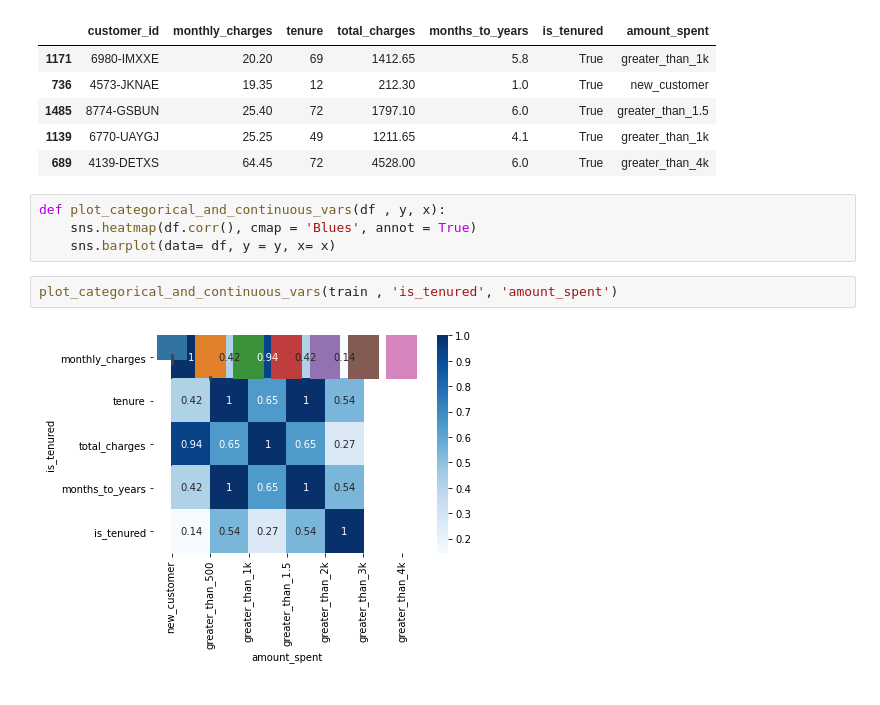
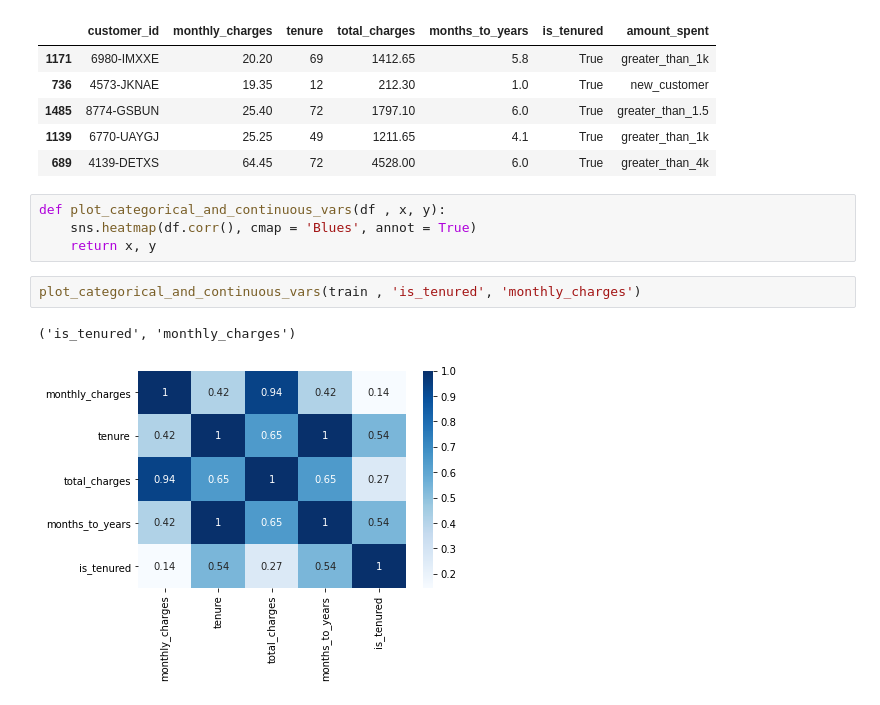
Before and after one commit to AAranda10/regression-exercises, a Jupyter notebook: explore_telco.ipynb, the cells around one changed output. Saved outputs shown, nothing was run; the diff lists cells and outputs as text.

```diff
--- a/explore_telco.ipynb
+++ b/explore_telco.ipynb
@@ -33,10 +35,11 @@ train.head()
 | 1139 | 6770-UAYGJ | 25.25 | 49 | 1211.65 | 4.1 | True | greater_than_1k |
 | 689 | 4139-DETXS | 64.45 | 72 | 4528.00 | 6.0 | True | greater_than_4k |
 # %%
-def plot_categorical_and_continuous_vars(df , y, x):
+def plot_categorical_and_continuous_vars(df , x, y):
     sns.heatmap(df.corr(), cmap = 'Blues', annot = True)
-    sns.barplot(data= df, y = y, x= x)
+    return x, y
 # %%
-plot_categorical_and_continuous_vars(train , 'is_tenured', 'amount_spent')
+plot_categorical_and_continuous_vars(train , 'is_tenured', 'monthly_charges')
 # %% [output]
+('is_tenured', 'monthly_charges')
-[figure, old version]
+[figure, new version]
```
Also changed, not shown: parts of 2 cells of this notebook.
